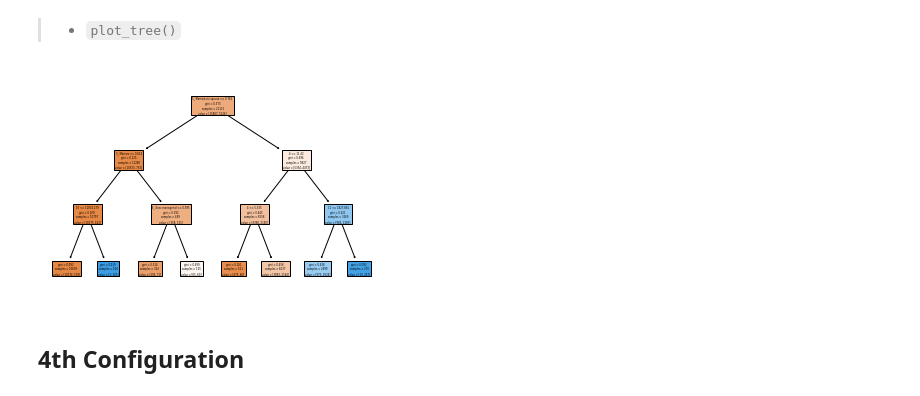
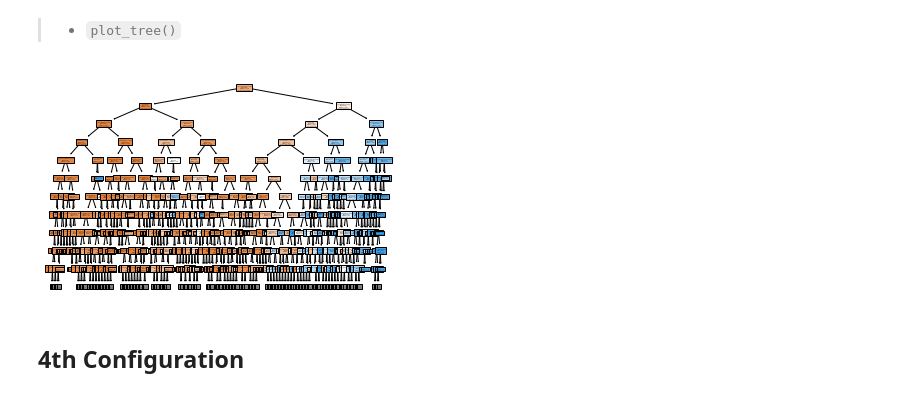
Before and after one commit to frands97/machine-learning-program, a Jupyter notebook: II Machine Learning & Deep Learning/#08. Hyperparameter Tuning with Cross Validation/08practice.ipynb, the cells around one changed output. Cells and saved outputs as stored; diff of their text form; code cells hidden in the pictures.

```diff
--- a/II Machine Learning & Deep Learning/#08. Hyperparameter Tuning with Cross Validation/08practice.ipynb
+++ b/II Machine Learning & Deep Learning/#08. Hyperparameter Tuning with Cross Validation/08practice.ipynb
@@ -105,7 +105,7 @@ Primero se definen X e y y luego se hace el resto (NAs y dummies) o al revés???
 # %%
 from sklearn.model_selection import train_test_split
 # %%
-X_train, X_test, y_train, y_test = train_test_split(X, y, test_size=0.30, random_state=42)
+X_train, X_test, y_train, y_test = train_test_split(X.values, y.values, test_size=0.30, random_state=42)
 # %% [markdown]
 # `DecisionTreeClassifier()` with Default Hyperparameters
 # %%
@@ -208,7 +206,7 @@ plot_tree(decision_tree=model, feature_names=X.columns, filled=True);
 # %% [markdown]
 ## 2nd Configuration
 # %%
-model = DecisionTreeClassifier(max_depth=3, min_samples_leaf=2)
+model = DecisionTreeClassifier(min_samples_leaf=2)
 # %%
 model.fit(X_train, y_train)
 # %% [output]
@@ -238,7 +236,7 @@ plot_tree(decision_tree=model, feature_names=X.columns, filled=True);
 # %% [markdown]
 ## 3rd Configuration
 # %%
-model = DecisionTreeClassifier(splitter='random', max_depth=3, min_samples_leaf=10)
+model = DecisionTreeClassifier(splitter='random', min_samples_leaf=10)
 # %%
 model.fit(X_train, y_train)
 # %% [output]
@@ -262,9 +260,9 @@ model.score(X_test, y_test)
 # %% [markdown]
 > - `plot_tree()`
 # %%
-plot_tree(decision_tree=model, feature_names=X.columns, filled=True);
+plot_tree(decision_tree=model, feature_names=X.columns, filled=True, max_depth=10);
 # %% [output]
-[figure, old version]
+[figure, new version]
 # %% [markdown]
 ## 4th Configuration
 # %%
```
Also changed, not shown: parts of 16 cells of this notebook, 5 other files.
